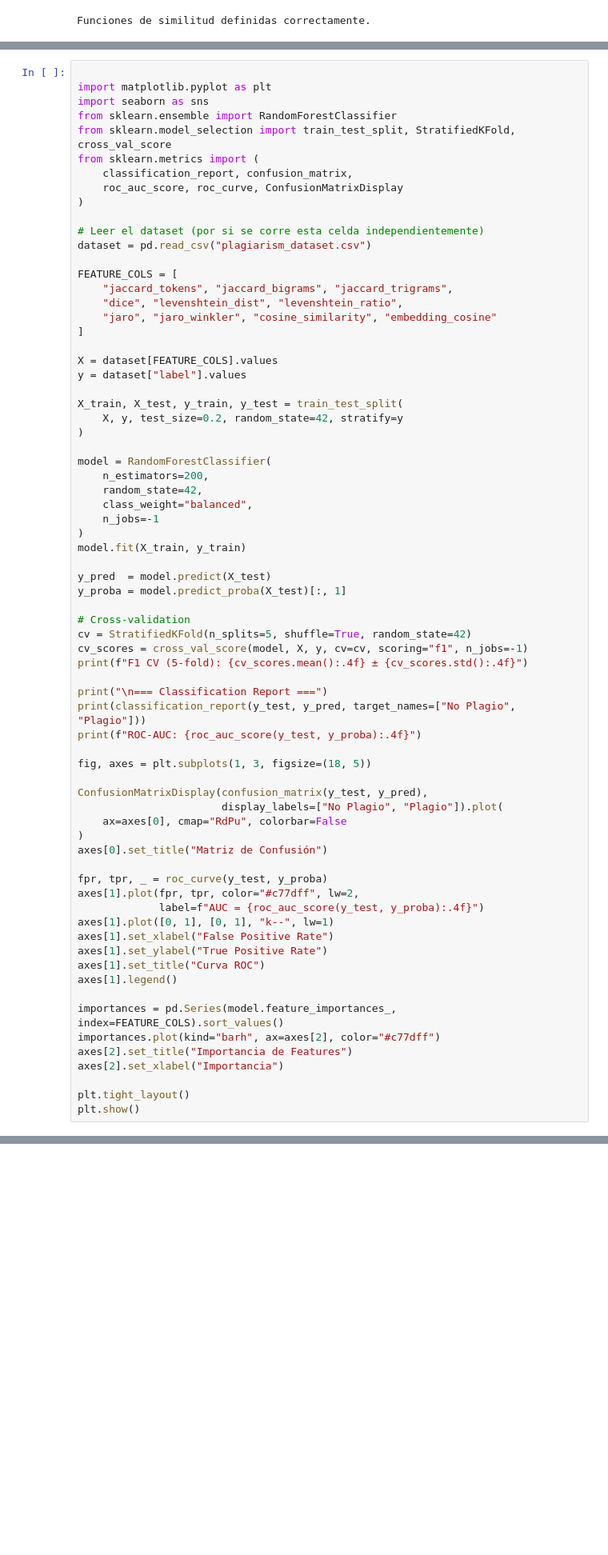
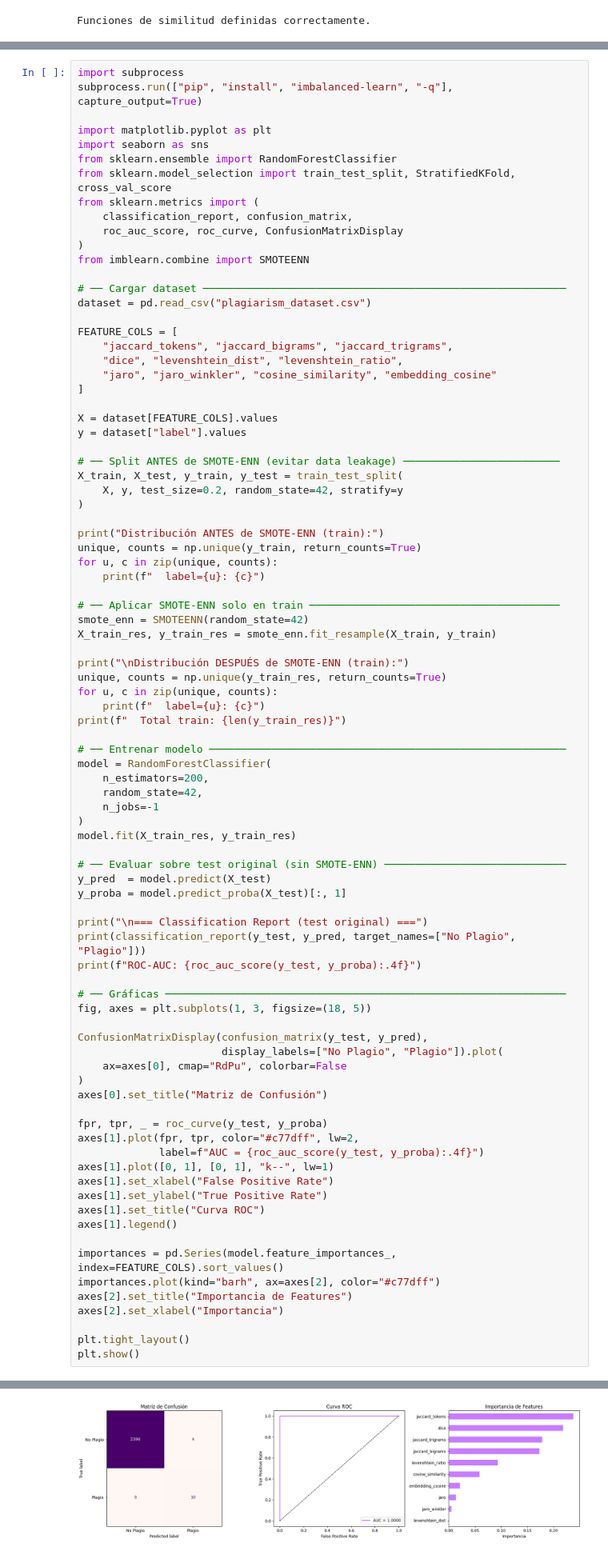
Before and after one commit to produce101levi/ai-plagiarism-detection-model, a Jupyter notebook: AI_plagiarism.ipynb, the cells around one changed output, grey strips where cells are left out. Shown at 80% size. Saved outputs shown, nothing was run; the diff lists cells and outputs as text; blank space fills up the shorter version.

```diff
--- a/AI_plagiarism.ipynb
+++ b/AI_plagiarism.ipynb
@@ -339,6 +383,8 @@ display(dataset.head(10))
 
 Entrenamos un Random Forest con las 10 features de similitud y evaluamos con métricas estándar de clasificación.
 # %%
+import subprocess
+subprocess.run(["pip", "install", "imbalanced-learn", "-q"], capture_output=True)
 
 import matplotlib.pyplot as plt
 import seaborn as sns
@@ -348,8 +394,9 @@ from sklearn.metrics import (
     classification_report, confusion_matrix,
     roc_auc_score, roc_curve, ConfusionMatrixDisplay
 )
+from imblearn.combine import SMOTEENN
 
-# Leer el dataset (por si se corre esta celda independientemente)
+# ── Cargar dataset ──────────────────────────────────────────────────────────
 dataset = pd.read_csv("plagiarism_dataset.csv")
 
 FEATURE_COLS = [
@@ -361,30 +408,43 @@ FEATURE_COLS = [
 X = dataset[FEATURE_COLS].values
 y = dataset["label"].values
 
+# ── Split ANTES de SMOTE-ENN (evitar data leakage) ─────────────────────────
 X_train, X_test, y_train, y_test = train_test_split(
     X, y, test_size=0.2, random_state=42, stratify=y
 )
 
+print("Distribución ANTES de SMOTE-ENN (train):")
+unique, counts = np.unique(y_train, return_counts=True)
+for u, c in zip(unique, counts):
+    print(f"  label={u}: {c}")
+
+# ── Aplicar SMOTE-ENN solo en train ────────────────────────────────────────
+smote_enn = SMOTEENN(random_state=42)
+X_train_res, y_train_res = smote_enn.fit_resample(X_train, y_train)
+
+print("\nDistribución DESPUÉS de SMOTE-ENN (train):")
+unique, counts = np.unique(y_train_res, return_counts=True)
+for u, c in zip(unique, counts):
+    print(f"  label={u}: {c}")
+print(f"  Total train: {len(y_train_res)}")
+
+# ── Entrenar modelo ─────────────────────────────────────────────────────────
 model = RandomForestClassifier(
     n_estimators=200,
     random_state=42,
-    class_weight="balanced",
     n_jobs=-1
 )
-model.fit(X_train, y_train)
+model.fit(X_train_res, y_train_res)
 
+# ── Evaluar sobre test original (sin SMOTE-ENN) ─────────────────────────────
 y_pred  = model.predict(X_test)
 y_proba = model.predict_proba(X_test)[:, 1]
 
-# Cross-validation
-cv = StratifiedKFold(n_splits=5, shuffle=True, random_state=42)
-cv_scores = cross_val_score(model, X, y, cv=cv, scoring="f1", n_jobs=-1)
-print(f"F1 CV (5-fold): {cv_scores.mean():.4f} ± {cv_scores.std():.4f}")
-
-print("\n=== Classification Report ===")
+print("\n=== Classification Report (test original) ===")
 print(classification_report(y_test, y_pred, target_names=["No Plagio", "Plagio"]))
 print(f"ROC-AUC: {roc_auc_score(y_test, y_proba):.4f}")
 
+# ── Gráficas ────────────────────────────────────────────────────────────────
 fig, axes = plt.subplots(1, 3, figsize=(18, 5))
 
 ConfusionMatrixDisplay(confusion_matrix(y_test, y_pred),
@@ -409,3 +469,4 @@ axes[2].set_xlabel("Importancia")
 
 plt.tight_layout()
 plt.show()
+# %% [output]
@@ -411,0 +493 @@ plt.show()
+[figure, added]
```
Also changed, not shown: parts of 2 cells of this notebook.
